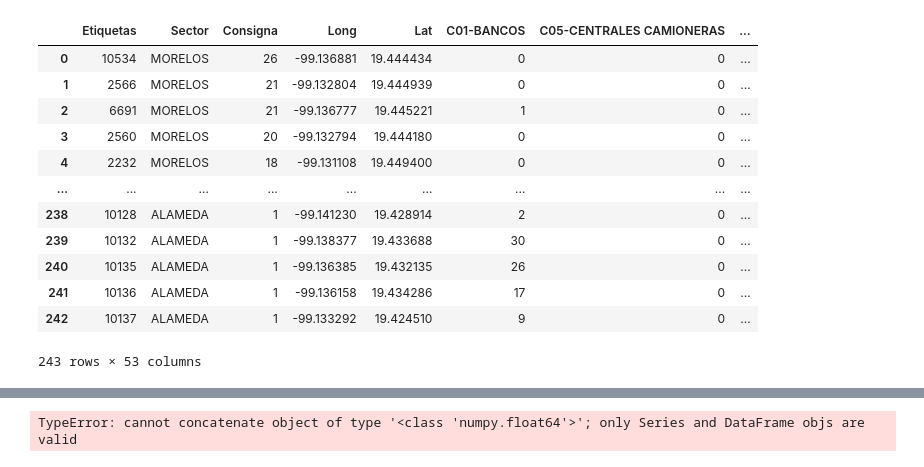
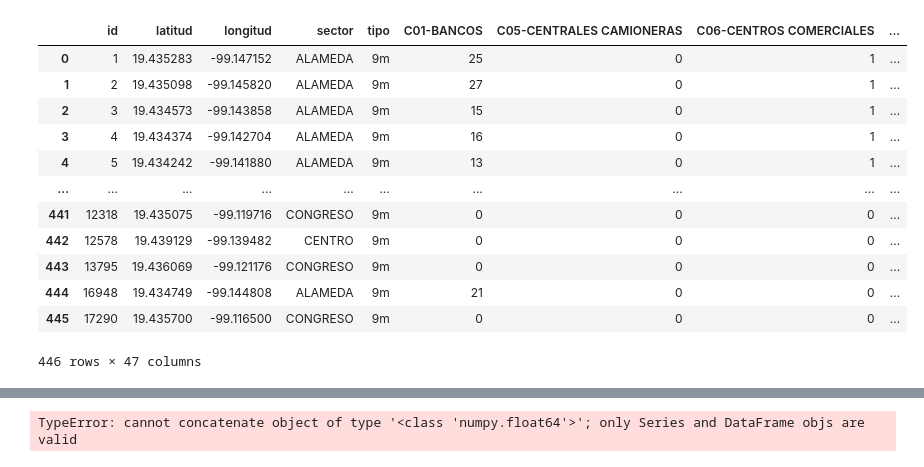
Before and after one commit to M1ndBlast/c5, a Jupyter notebook: notebooks/PCA.ipynb, the cells around one changed output, grey strips where cells are left out. Cells and saved outputs as stored; diff of their text form; code cells hidden in the pictures.

```diff
--- a/notebooks/PCA.ipynb
+++ b/notebooks/PCA.ipynb
@@ -26,25 +25,25 @@ import warnings
 warnings.filterwarnings('ignore')
 # %%
 # Leemos los datos del archivo \\C4wadpninv004\ANALISIS II-DGGE\02. SME\GUSTAVO\B200m_CONSIGNADAS.csv
-# DIR_PATH = '\\\\C4wadpninv004\\ANALISIS II-DGGE\\02. SME\\GUSTAVO\\'
-DIR_PATH = '..\\data\\'
-FILE_PATH = DIR_PATH + 'B200m_CONSIGNADAS.csv'
+DIR_PATH = '\\\\C4wadpninv004\\ANALISIS II-DGGE\\02. SME\\GUSTAVO\\'
+# DIR_PATH = '..\\data\\'
+FILE_PATH = DIR_PATH + 'B200m_CONSIGNADAS-v3.csv'
 data = pd.read_csv(FILE_PATH, sep=',', encoding='latin-1')
 data_cp = data.copy()
 data_cp
 # %% [output]
-|  | Etiquetas | Sector | Consigna | Long | Lat | C01-BANCOS | C05-CENTRALES CAMIONERAS | ... |
-| 0 | 10534 | MORELOS | 26 | -99.136881 | 19.444434 | 0 | 0 | ... |
-| 1 | 2566 | MORELOS | 21 | -99.132804 | 19.444939 | 0 | 0 | ... |
-| 2 | 6691 | MORELOS | 21 | -99.136777 | 19.445221 | 1 | 0 | ... |
-| 3 | 2560 | MORELOS | 20 | -99.132794 | 19.444180 | 0 | 0 | ... |
-| 4 | 2232 | MORELOS | 18 | -99.131108 | 19.449400 | 0 | 0 | ... |
-| ... | ... | ... | ... | ... | ... | ... | ... | ... |
-| 238 | 10128 | ALAMEDA | 1 | -99.141230 | 19.428914 | 2 | 0 | ... |
-| 239 | 10132 | ALAMEDA | 1 | -99.138377 | 19.433688 | 30 | 0 | ... |
-| 240 | 10135 | ALAMEDA | 1 | -99.136385 | 19.432135 | 26 | 0 | ... |
-| 241 | 10136 | ALAMEDA | 1 | -99.136158 | 19.434286 | 17 | 0 | ... |
-| 242 | 10137 | ALAMEDA | 1 | -99.133292 | 19.424510 | 9 | 0 | ... |
+|  | id | latitud | longitud | sector | tipo | C01-BANCOS | C05-CENTRALES CAMIONERAS | C06-CENTROS COMERCIALES | ... |
+| 0 | 1 | 19.435283 | -99.147152 | ALAMEDA | 9m | 25 | 0 | 1 | ... |
+| 1 | 2 | 19.435098 | -99.145820 | ALAMEDA | 9m | 27 | 0 | 1 | ... |
+| 2 | 3 | 19.434573 | -99.143858 | ALAMEDA | 9m | 15 | 0 | 1 | ... |
+| 3 | 4 | 19.434374 | -99.142704 | ALAMEDA | 9m | 16 | 0 | 1 | ... |
+| 4 | 5 | 19.434242 | -99.141880 | ALAMEDA | 9m | 13 | 0 | 1 | ... |
+| ... | ... | ... | ... | ... | ... | ... | ... | ... | ... |
+| 441 | 12318 | 19.435075 | -99.119716 | CONGRESO | 9m | 0 | 0 | 0 | ... |
+| 442 | 12578 | 19.439129 | -99.139482 | CENTRO | 9m | 0 | 0 | 0 | ... |
+| 443 | 13795 | 19.436069 | -99.121176 | CONGRESO | 9m | 0 | 0 | 0 | ... |
+| 444 | 16948 | 19.434749 | -99.144808 | ALAMEDA | 9m | 21 | 0 | 0 | ... |
+| 445 | 17290 | 19.435700 | -99.116500 | CONGRESO | 9m | 0 | 0 | 0 | ... |
-243 rows × 53 columns
+446 rows × 47 columns
 # %%
 # AGRUPACIONES: Los siguientes agrupaciones son para unir las columnas de la base de datos y sumar sus valores
```
Also changed, not shown: parts of 15 cells of this notebook, 3 other files.
